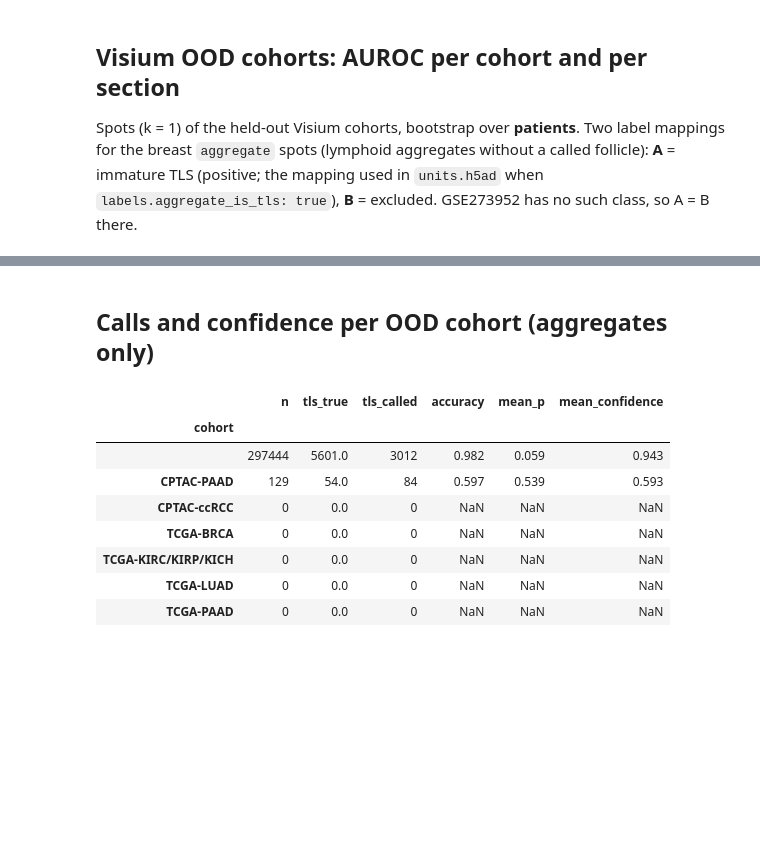
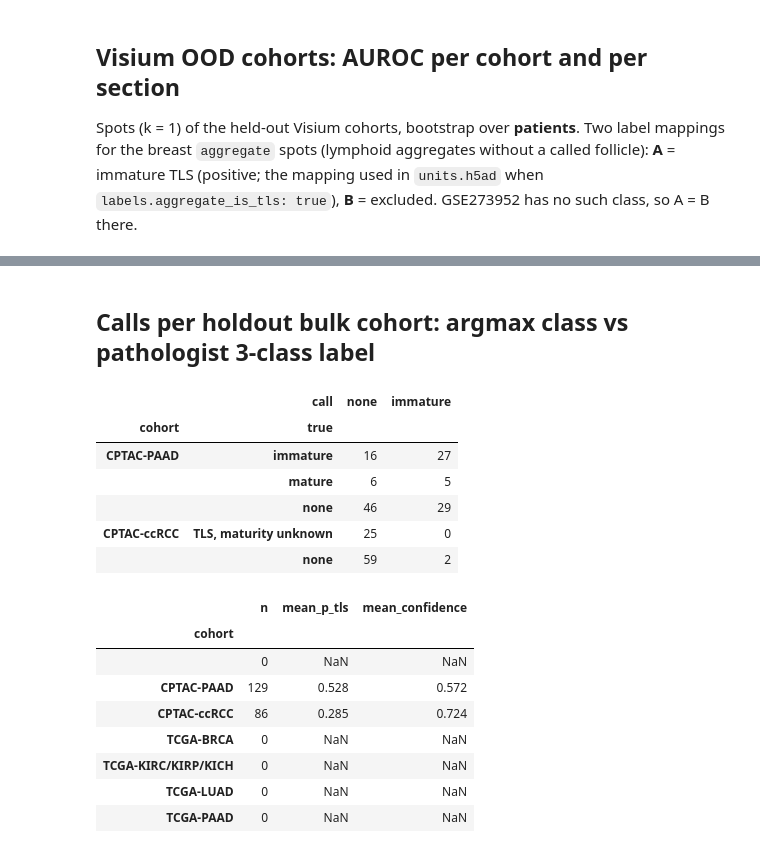
Before and after one commit to onion-42/tls-spatial-bulk, a Jupyter notebook: notebooks/04_predict_ood.ipynb, the cells around one changed output, grey strips where cells are left out. Saved outputs shown, nothing was run; the diff lists cells and outputs as text; code cells hidden in the pictures; blank space fills up the shorter version.

```diff
--- a/notebooks/04_predict_ood.ipynb
+++ b/notebooks/04_predict_ood.ipynb
@@ -42,8 +42,13 @@ obs = units.obs
 with open(ROOT / "models" / "tls_model.pkl", "rb") as handle:
     saved = pickle.load(handle)
 variant = saved["variant"]
-p_tls = pipeline.predict_in_chunks(units, meta, variant, saved["models"]["any"], saved["calibrators"]["any"])
-confidence = np.maximum(p_tls, 1 - p_tls)
-print("variant:", variant, "| model:", saved["best"]["any"])
-print(obs.loc[obs["split"] == "ood"].groupby(["kind", "source", "unit"], observed=True).size())
+distill = pipeline.distill_rows(obs)
+display(pipeline.leakage_report(obs, {h: pipeline.train_rows(obs, h) | distill for h in saved["models"]},
+                                {h: pipeline.calibration_rows(obs, h) for h in ("any", "mature")}))
+probs = pipeline.predict_three_in_chunks(units, meta, variant, saved)
+p_tls, p_mature = pipeline.heads_from_three(probs)
+call = probs.argmax(axis=1)
+confidence = probs.max(axis=1)
+print("variant:", variant, "| form:", saved["form"], "| models:", saved["best"])
+print(obs.loc[obs["role"] == "holdout"].groupby(["kind", "source", "unit"], observed=True).size())
 # %% [output]
@@ -157,22 +195,30 @@ USZ                    0.0    NaN    NaN    NaN    NaN    NaN    NaN    NaN
 # %% [markdown]
-## Calls and confidence per OOD cohort (aggregates only)
+## Calls per holdout bulk cohort: argmax class vs pathologist 3-class label
 # %%
-m = (obs["split"] == "ood").to_numpy()
-calls = pd.DataFrame({"cohort": obs["cohort"][m], "tls_true": obs["tls_any"][m], "tls_call": p_tls[m] >= 0.5,
+m = (obs["role"] == "holdout").to_numpy() & (obs["kind"] == "bulk").to_numpy()
+calls = pd.DataFrame({"cohort": obs["cohort"][m],
+                      "true": obs["tls_three"][m].map({0: "none", 1: "immature", 2: "mature"}).fillna("TLS, maturity unknown"),
+                      "call": pd.Categorical.from_codes(call[m], evaluate.CLASS_NAMES),
                       "p_tls": p_tls[m], "confidence": confidence[m]})
-calls.groupby("cohort").agg(n=("tls_true", "size"), tls_true=("tls_true", "sum"), tls_called=("tls_call", "sum"),
-                            accuracy=("tls_call", lambda s: float((s == calls.loc[s.index, "tls_true"]).mean())),
-                            mean_p=("p_tls", "mean"), mean_confidence=("confidence", "mean")).round(3)
+display(pd.crosstab([calls["cohort"], calls["true"]], calls["call"]))
+calls.groupby("cohort").agg(n=("p_tls", "size"), mean_p_tls=("p_tls", "mean"), mean_confidence=("confidence", "mean")).round(3)
 # %% [output]
-|  | n | tls_true | tls_called | accuracy | mean_p | mean_confidence |
-| cohort |  |  |  |  |  |  |
-|  | 297444 | 5601.0 | 3012 | 0.982 | 0.059 | 0.943 |
-| CPTAC-PAAD | 129 | 54.0 | 84 | 0.597 | 0.539 | 0.593 |
-| CPTAC-ccRCC | 0 | 0.0 | 0 | NaN | NaN | NaN |
-| TCGA-BRCA | 0 | 0.0 | 0 | NaN | NaN | NaN |
-| TCGA-KIRC/KIRP/KICH | 0 | 0.0 | 0 | NaN | NaN | NaN |
-| TCGA-LUAD | 0 | 0.0 | 0 | NaN | NaN | NaN |
-| TCGA-PAAD | 0 | 0.0 | 0 | NaN | NaN | NaN |
+|  | call | none | immature |
+| cohort | true |  |  |
+| CPTAC-PAAD | immature | 16 | 27 |
+|  | mature | 6 | 5 |
+|  | none | 46 | 29 |
+| CPTAC-ccRCC | TLS, maturity unknown | 25 | 0 |
+|  | none | 59 | 2 |
+|  | n | mean_p_tls | mean_confidence |
+| cohort |  |  |  |
+|  | 0 | NaN | NaN |
+| CPTAC-PAAD | 129 | 0.528 | 0.572 |
+| CPTAC-ccRCC | 86 | 0.285 | 0.724 |
+| TCGA-BRCA | 0 | NaN | NaN |
+| TCGA-KIRC/KIRP/KICH | 0 | NaN | NaN |
+| TCGA-LUAD | 0 | NaN | NaN |
+| TCGA-PAAD | 0 | NaN | NaN |
 # %%
 fig, ax = plt.subplots(figsize=(5.5, 4.5))
 scored = pipeline.scored_rows(obs, "any", "ood")
```
Also changed, not shown: parts of 11 cells of this notebook, 45 other files.
